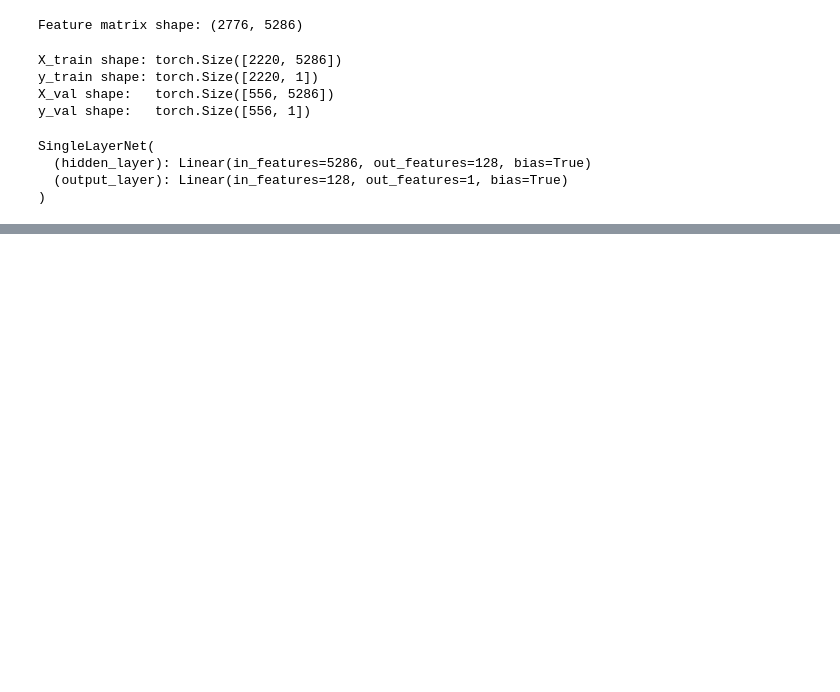
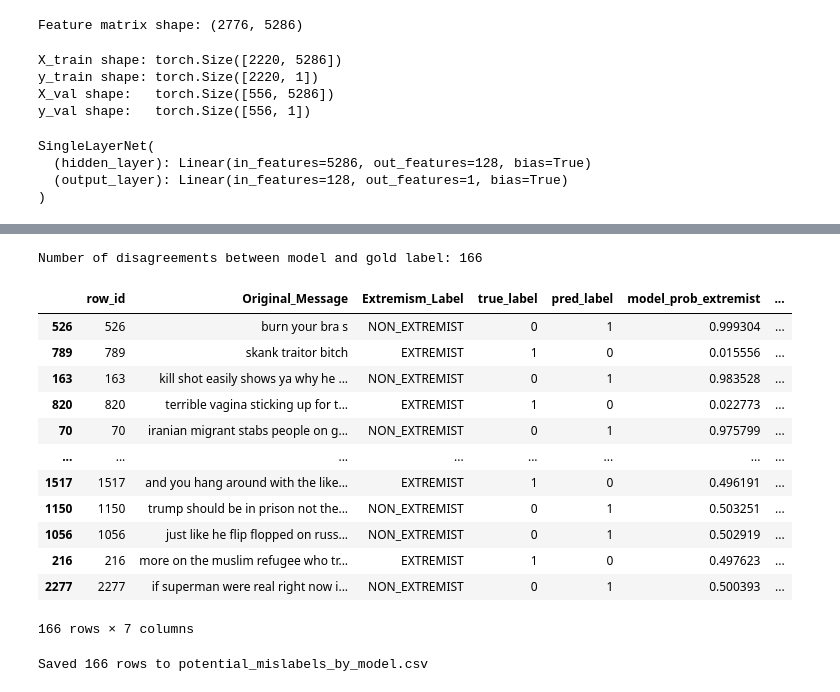
Before and after one commit to adityaSureshCHS/extremism_sentiment_analysis, a Jupyter notebook: training.ipynb, the cells around one changed output, grey strips where cells are left out. Drawn from its saved outputs; the diff is of its cells as text; code cells hidden in the pictures; blank space fills up the shorter version.

Commit message:
changed to be able to retrieve mislabels

```diff
--- a/training.ipynb
+++ b/training.ipynb
@@ -32,6 +32,9 @@ True
 # 1. Load the Dataset
 
 df = pd.read_csv("extremism_data_final.csv")
+
+# Keep track of original row index so we can retrieve later
+df["row_id"] = df.index
 # %%
 # 2. Clean and Encode Labels
 
@@ -322,0 +326,75 @@ Confusion matrix:
+# %%
+# 9. Use the trained model to score *all* rows and find disagreements
+
+model2.eval()
+
+with torch.no_grad():
+    # X_np is the full feature matrix from Cell 4
+    X_all_tensor = torch.from_numpy(X_np)  # shape: (N, num_features)
+    # Model outputs probabilities for the "1" (EXTREMIST) class
+    y_all_probs = model2(X_all_tensor).cpu().numpy().ravel()
+
+# True labels for all rows (0/1)
+y_all_true = y_np.ravel().astype(int)
+
+# Predicted labels from the model
+y_all_pred = (y_all_probs >= 0.5).astype(int)
+
+# Store predictions & probabilities in the DataFrame for inspection
+df["model_prob_extremist"] = y_all_probs
+df["model_pred_label"] = y_all_pred
+
+# Where does the model disagree with the dataset label?
+disagree_mask = (y_all_true != y_all_pred)
+print("Number of disagreements between model and gold label:", disagree_mask.sum())
+
+df_disagree = df.loc[disagree_mask].copy()
+df_disagree["true_label"] = y_all_true[disagree_mask]
+df_disagree["pred_label"] = y_all_pred[disagree_mask]
+
+# How confident was the model in these disagreeing predictions?
+df_disagree["model_confidence"] = np.where(
+    df_disagree["model_prob_extremist"] >= 0.5,
+    df_disagree["model_prob_extremist"],
+    1.0 - df_disagree["model_prob_extremist"],
+)
+
+# Sort most suspicious first (high-confidence disagreements)
+df_disagree = df_disagree.sort_values("model_confidence", ascending=False)
+
+# Look at top 20 most suspicious examples
+df_disagree[[
+    "row_id",               # original dataset index
+    "Original_Message",
+    "Extremism_Label",
+    "true_label",
+    "pred_label",
+    "model_prob_extremist",
+    "model_confidence",
+]]
+# %% [output]
+Number of disagreements between model and gold label: 166
+|  | row_id | Original_Message | Extremism_Label | true_label | pred_label | model_prob_extremist | ... |
+| 526 | 526 | burn your bra s | NON_EXTREMIST | 0 | 1 | 0.999304 | ... |
+| 789 | 789 | skank traitor bitch | EXTREMIST | 1 | 0 | 0.015556 | ... |
+| 163 | 163 | kill shot easily shows ya why he ... | NON_EXTREMIST | 0 | 1 | 0.983528 | ... |
+| 820 | 820 | terrible vagina sticking up for t... | EXTREMIST | 1 | 0 | 0.022773 | ... |
+| 70 | 70 | iranian migrant stabs people on g... | NON_EXTREMIST | 0 | 1 | 0.975799 | ... |
+| ... | ... | ... | ... | ... | ... | ... | ... |
+| 1517 | 1517 | and you hang around with the like... | EXTREMIST | 1 | 0 | 0.496191 | ... |
+| 1150 | 1150 | trump should be in prison not the... | NON_EXTREMIST | 0 | 1 | 0.503251 | ... |
+| 1056 | 1056 | just like he flip flopped on russ... | NON_EXTREMIST | 0 | 1 | 0.502919 | ... |
+| 216 | 216 | more on the muslim refugee who tr... | EXTREMIST | 1 | 0 | 0.497623 | ... |
+| 2277 | 2277 | if superman were real right now i... | NON_EXTREMIST | 0 | 1 | 0.500393 | ... |
+166 rows × 7 columns
+# %%
+# 10. Save candidate mislabels for manual review
+
+df_disagree.to_csv("potential_mislabels_by_model.csv", index=False)
+print("Saved", len(df_disagree), "rows to potential_mislabels_by_model.csv")
+
+# If you also made df_suspicious (high-confidence subset), you can save that too:
+# df_suspicious.to_csv("high_conf_potential_mislabels.csv", index=False)
+# print("Saved", len(df_suspicious), "rows to high_conf_potential_mislabels.csv")
+# %% [output]
+Saved 166 rows to potential_mislabels_by_model.csv
```
Also changed, not shown: parts of 2 cells of this notebook.
